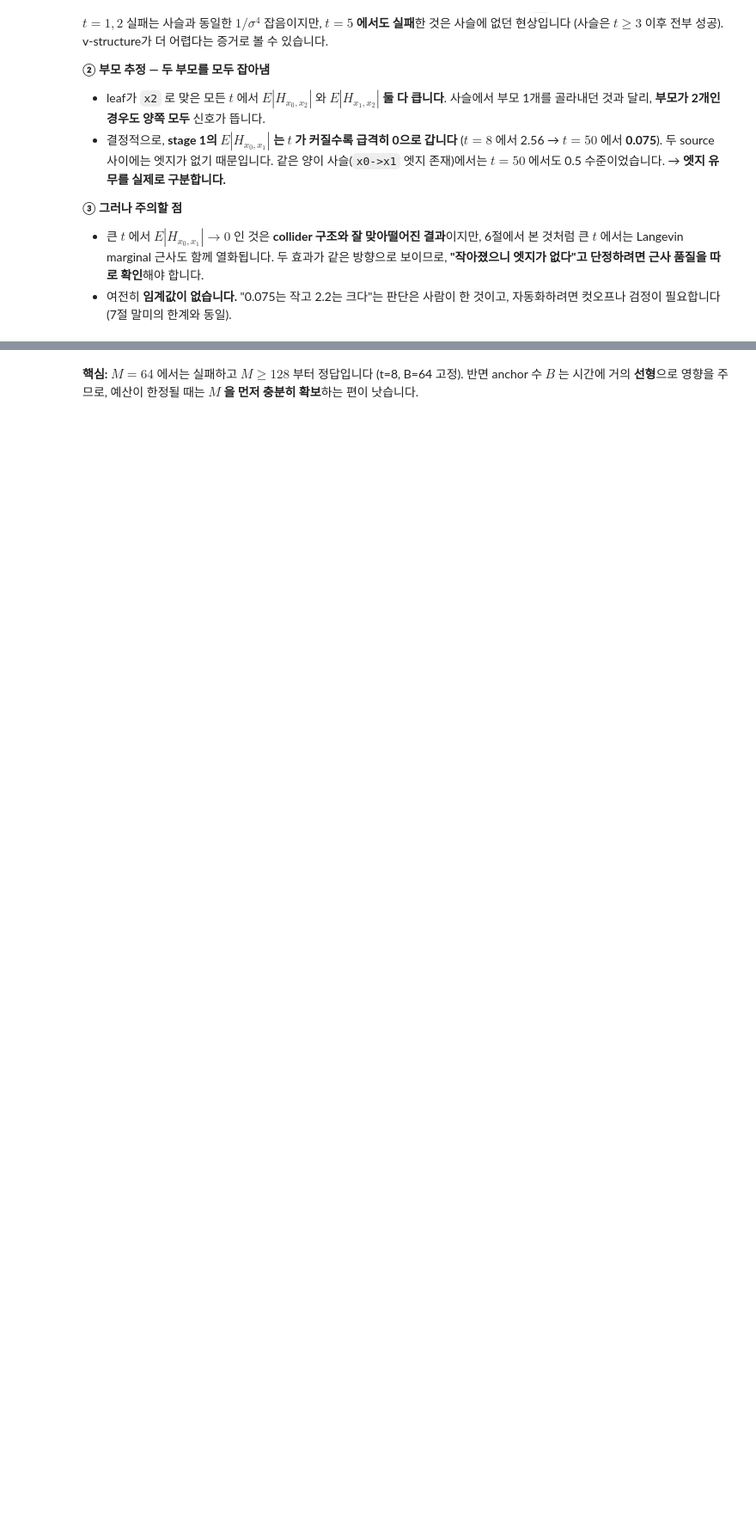
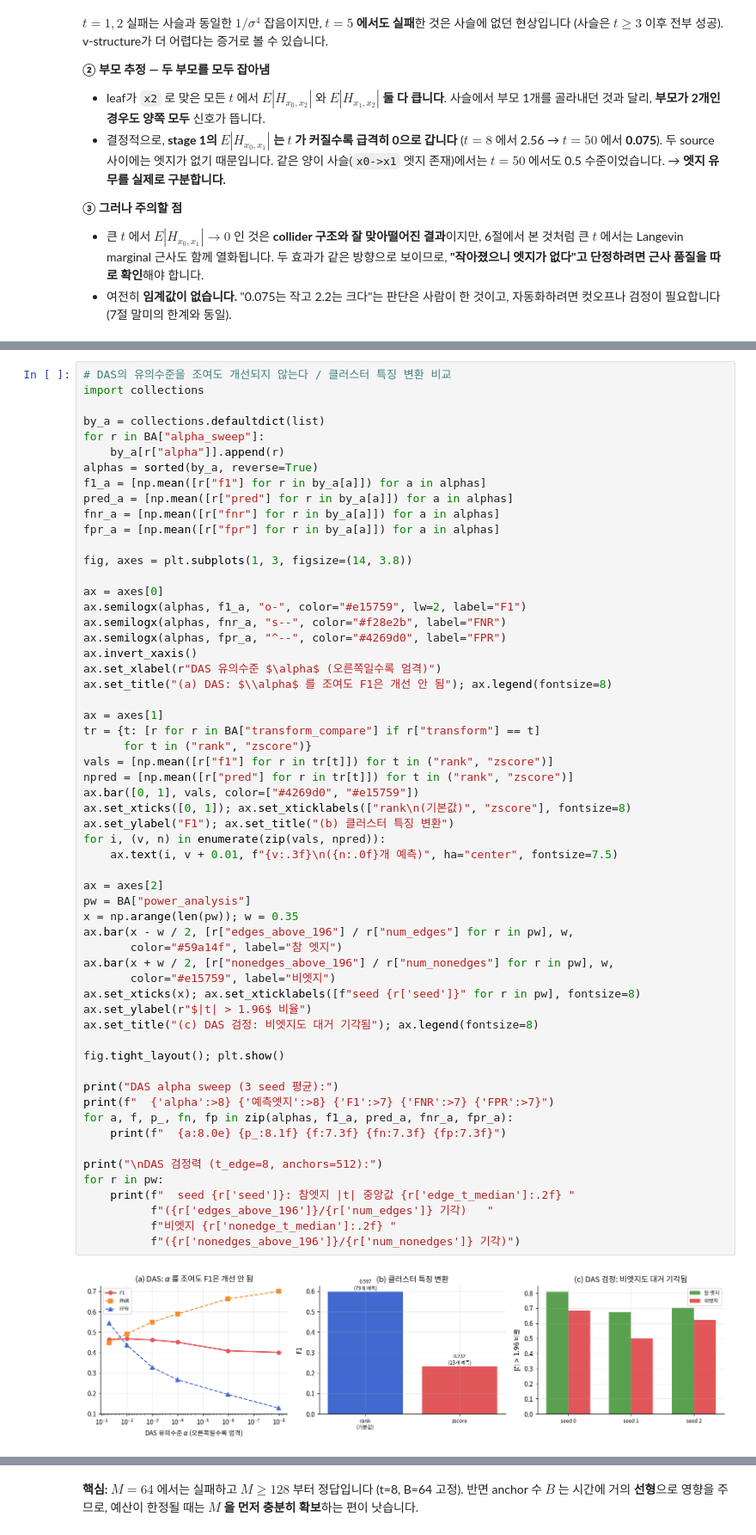
Before and after one commit to hkkwon0922/nonparametric_graphical_diffusion, a Jupyter notebook: main.ipynb, the cells around one changed output, grey strips where cells are left out. Shown at 86% size. Drawn from its saved outputs; the diff is of its cells as text; blank space fills up the shorter version.

```diff
--- a/main.ipynb
+++ b/main.ipynb
@@ -823,0 +964,60 @@ $t=1,2$ 실패는 사슬과 동일한 $1/\sigma^4$ 잡음이지만, **$t=5$ 에
+# %%
+# DAS의 유의수준을 조여도 개선되지 않는다 / 클러스터 특징 변환 비교
+import collections
+
+by_a = collections.defaultdict(list)
+for r in BA["alpha_sweep"]:
+    by_a[r["alpha"]].append(r)
+alphas = sorted(by_a, reverse=True)
+f1_a = [np.mean([r["f1"] for r in by_a[a]]) for a in alphas]
+pred_a = [np.mean([r["pred"] for r in by_a[a]]) for a in alphas]
+fnr_a = [np.mean([r["fnr"] for r in by_a[a]]) for a in alphas]
+fpr_a = [np.mean([r["fpr"] for r in by_a[a]]) for a in alphas]
+
+fig, axes = plt.subplots(1, 3, figsize=(14, 3.8))
+
+ax = axes[0]
+ax.semilogx(alphas, f1_a, "o-", color="#e15759", lw=2, label="F1")
+ax.semilogx(alphas, fnr_a, "s--", color="#f28e2b", label="FNR")
+ax.semilogx(alphas, fpr_a, "^--", color="#4269d0", label="FPR")
+ax.invert_xaxis()
+ax.set_xlabel(r"DAS 유의수준 $\alpha$ (오른쪽일수록 엄격)")
+ax.set_title("(a) DAS: $\\alpha$ 를 조여도 F1은 개선 안 됨"); ax.legend(fontsize=8)
+
+ax = axes[1]
+tr = {t: [r for r in BA["transform_compare"] if r["transform"] == t]
+      for t in ("rank", "zscore")}
+vals = [np.mean([r["f1"] for r in tr[t]]) for t in ("rank", "zscore")]
+npred = [np.mean([r["pred"] for r in tr[t]]) for t in ("rank", "zscore")]
+ax.bar([0, 1], vals, color=["#4269d0", "#e15759"])
+ax.set_xticks([0, 1]); ax.set_xticklabels(["rank\n(기본값)", "zscore"], fontsize=8)
+ax.set_ylabel("F1"); ax.set_title("(b) 클러스터 특징 변환")
+for i, (v, n) in enumerate(zip(vals, npred)):
+    ax.text(i, v + 0.01, f"{v:.3f}\n({n:.0f}개 예측)", ha="center", fontsize=7.5)
+
+ax = axes[2]
+pw = BA["power_analysis"]
+x = np.arange(len(pw)); w = 0.35
+ax.bar(x - w / 2, [r["edges_above_196"] / r["num_edges"] for r in pw], w,
+       color="#59a14f", label="참 엣지")
+ax.bar(x + w / 2, [r["nonedges_above_196"] / r["num_nonedges"] for r in pw], w,
+       color="#e15759", label="비엣지")
+ax.set_xticks(x); ax.set_xticklabels([f"seed {r['seed']}" for r in pw], fontsize=8)
+ax.set_ylabel(r"$|t| > 1.96$ 비율")
+ax.set_title("(c) DAS 검정: 비엣지도 대거 기각됨"); ax.legend(fontsize=8)
+
+fig.tight_layout(); plt.show()
+
+print("DAS alpha sweep (3 seed 평균):")
+print(f"  {'alpha':>8} {'예측엣지':>8} {'F1':>7} {'FNR':>7} {'FPR':>7}")
+for a, f, p_, fn, fp in zip(alphas, f1_a, pred_a, fnr_a, fpr_a):
+    print(f"  {a:8.0e} {p_:8.1f} {f:7.3f} {fn:7.3f} {fp:7.3f}")
+
+print("\nDAS 검정력 (t_edge=8, anchors=512):")
+for r in pw:
+    print(f"  seed {r['seed']}: 참엣지 |t| 중앙값 {r['edge_t_median']:.2f} "
+          f"({r['edges_above_196']}/{r['num_edges']} 기각)   "
+          f"비엣지 {r['nonedge_t_median']:.2f} "
+          f"({r['nonedges_above_196']}/{r['num_nonedges']} 기각)")
+# %% [output]
+[figure, added]
```
Also changed, not shown: parts of 15 cells of this notebook, 3 other files.
